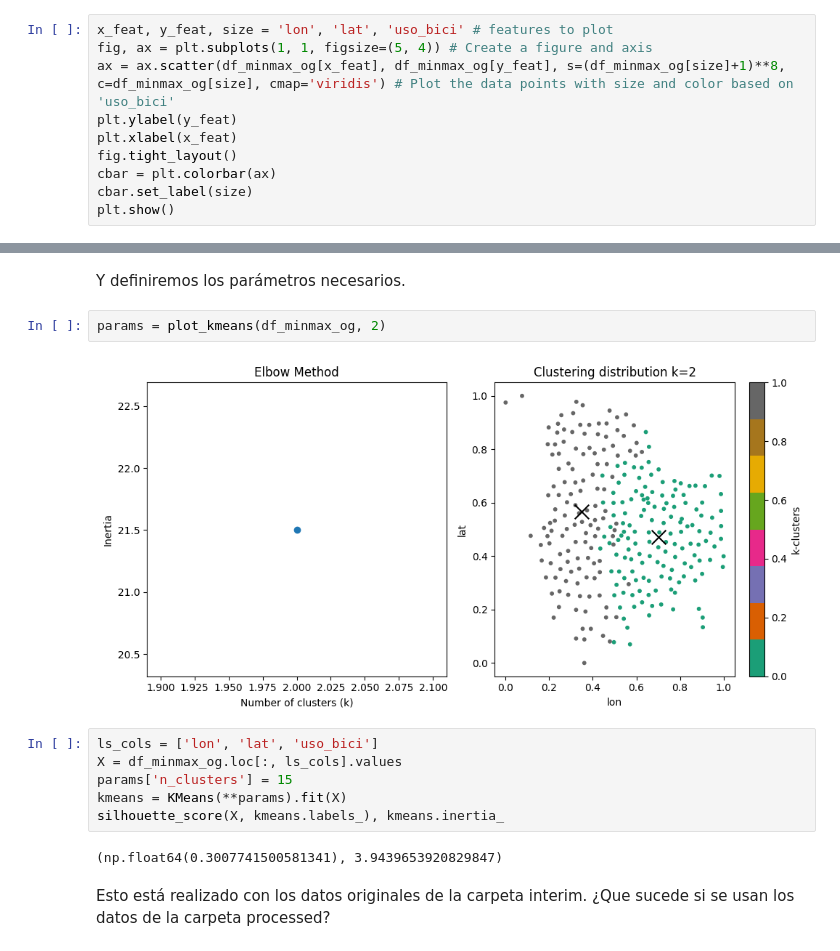
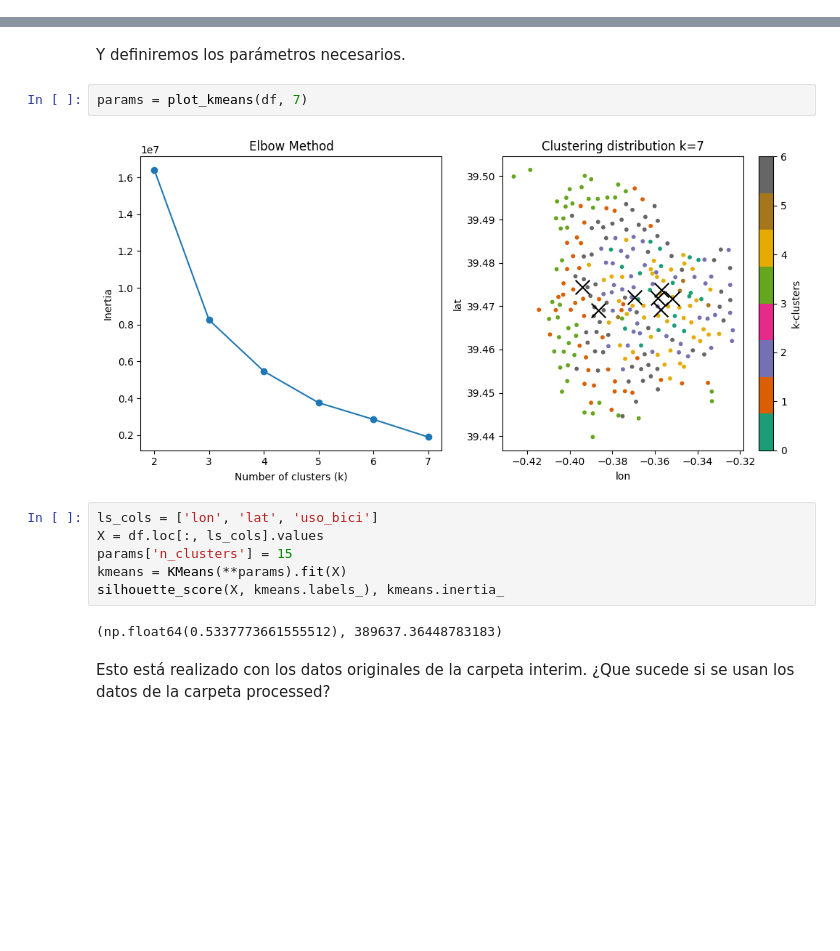
Before and after one commit to LordLiberte/Portfolio, a Jupyter notebook: Practica2/notebooks/6_clustering.ipynb, the cells around one changed output, grey strips where cells are left out. Cells and saved outputs as stored; diff of their text form; blank space fills up the shorter version.

```diff
--- a/Practica2/notebooks/6_clustering.ipynb
+++ b/Practica2/notebooks/6_clustering.ipynb
@@ -58,10 +36,0 @@ df_minmax_og
-# %%
-x_feat, y_feat, size = 'lon', 'lat', 'uso_bici' # features to plot
-fig, ax = plt.subplots(1, 1, figsize=(5, 4)) # Create a figure and axis
-ax = ax.scatter(df_minmax_og[x_feat], df_minmax_og[y_feat], s=(df_minmax_og[size]+1)**8, c=df_minmax_og[size], cmap='viridis') # Plot the data points with size and color based on 'uso_bici'
-plt.ylabel(y_feat)
-plt.xlabel(x_feat)
-fig.tight_layout()
-cbar = plt.colorbar(ax)
-cbar.set_label(size)
-plt.show()
@@ -123,17 +90,17 @@ def plot_kmeans(df, max_k=10):
 # %% [markdown]
 Y definiremos los parámetros necesarios.
 # %%
-params = plot_kmeans(df_minmax_og, 2)
+params = plot_kmeans(df, 7)
 # %% [output]
-[figure, old version]
+[figure, new version]
 # %%
 ls_cols = ['lon', 'lat', 'uso_bici']
-X = df_minmax_og.loc[:, ls_cols].values
+X = df.loc[:, ls_cols].values
 params['n_clusters'] = 15
 kmeans = KMeans(**params).fit(X)
 silhouette_score(X, kmeans.labels_), kmeans.inertia_
 # %% [output]
-(np.float64(0.3007741500581341), 3.9439653920829847)
+(np.float64(0.5337773661555512), 389637.36448783183)
 # %% [markdown]
 Esto está realizado con los datos originales de la carpeta interim. ¿Que sucede si se usan los datos de la carpeta processed?
 # %%
```
Also changed, not shown: parts of 5 cells of this notebook, 2 other files.
